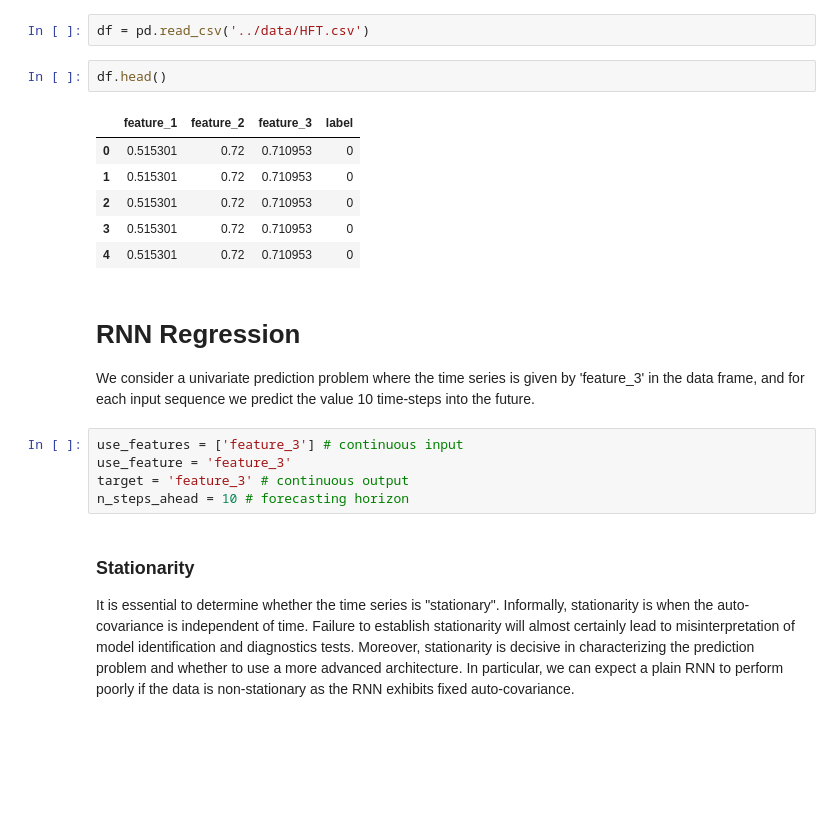
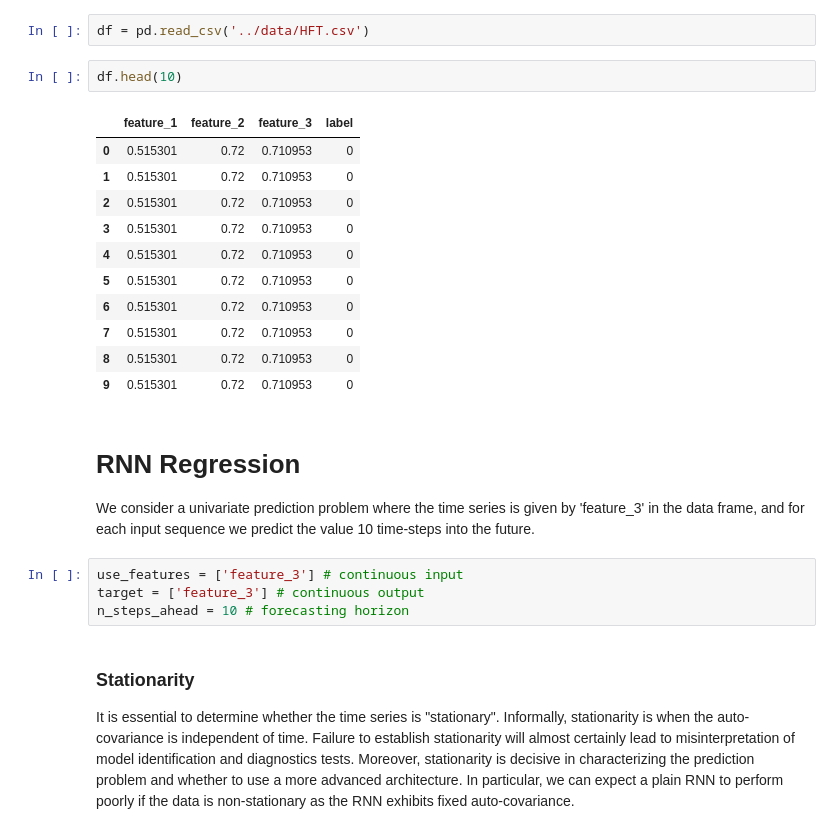
Before and after one commit to mfrdixon/ML_Finance_Codes, a Jupyter notebook: Chapter8-Advanced-NNs/ML_in_Finance-RNNs-HFT.ipynb, the cells around one changed output. Drawn from its saved outputs; the diff is of its cells as text; blank space fills up the shorter version.

```diff
--- a/Chapter8-Advanced-NNs/ML_in_Finance-RNNs-HFT.ipynb
+++ b/Chapter8-Advanced-NNs/ML_in_Finance-RNNs-HFT.ipynb
@@ -68,21 +65,25 @@ Loading the Pandas Dataframe, viewing the first ten rows and the distribution of
 # %%
 df = pd.read_csv('../data/HFT.csv')
 # %%
-df.head()
+df.head(10)
 # %% [output]
 |  | feature_1 | feature_2 | feature_3 | label |
 | 0 | 0.515301 | 0.72 | 0.710953 | 0 |
 | 1 | 0.515301 | 0.72 | 0.710953 | 0 |
 | 2 | 0.515301 | 0.72 | 0.710953 | 0 |
 | 3 | 0.515301 | 0.72 | 0.710953 | 0 |
 | 4 | 0.515301 | 0.72 | 0.710953 | 0 |
+| 5 | 0.515301 | 0.72 | 0.710953 | 0 |
+| 6 | 0.515301 | 0.72 | 0.710953 | 0 |
+| 7 | 0.515301 | 0.72 | 0.710953 | 0 |
+| 8 | 0.515301 | 0.72 | 0.710953 | 0 |
+| 9 | 0.515301 | 0.72 | 0.710953 | 0 |
 # %% [markdown]
 # RNN Regression
 We consider a univariate prediction problem where the time series is given by 'feature_3' in the data frame, and for each input sequence we predict the value 10 time-steps into the future.
 # %%
 use_features = ['feature_3'] # continuous input
-use_feature = 'feature_3'
-target = 'feature_3' # continuous output
+target = ['feature_3'] # continuous output
 n_steps_ahead = 10 # forecasting horizon
 # %% [markdown]
 ### Stationarity
```
Also changed, not shown: parts of 34 cells of this notebook, 5 other files.
